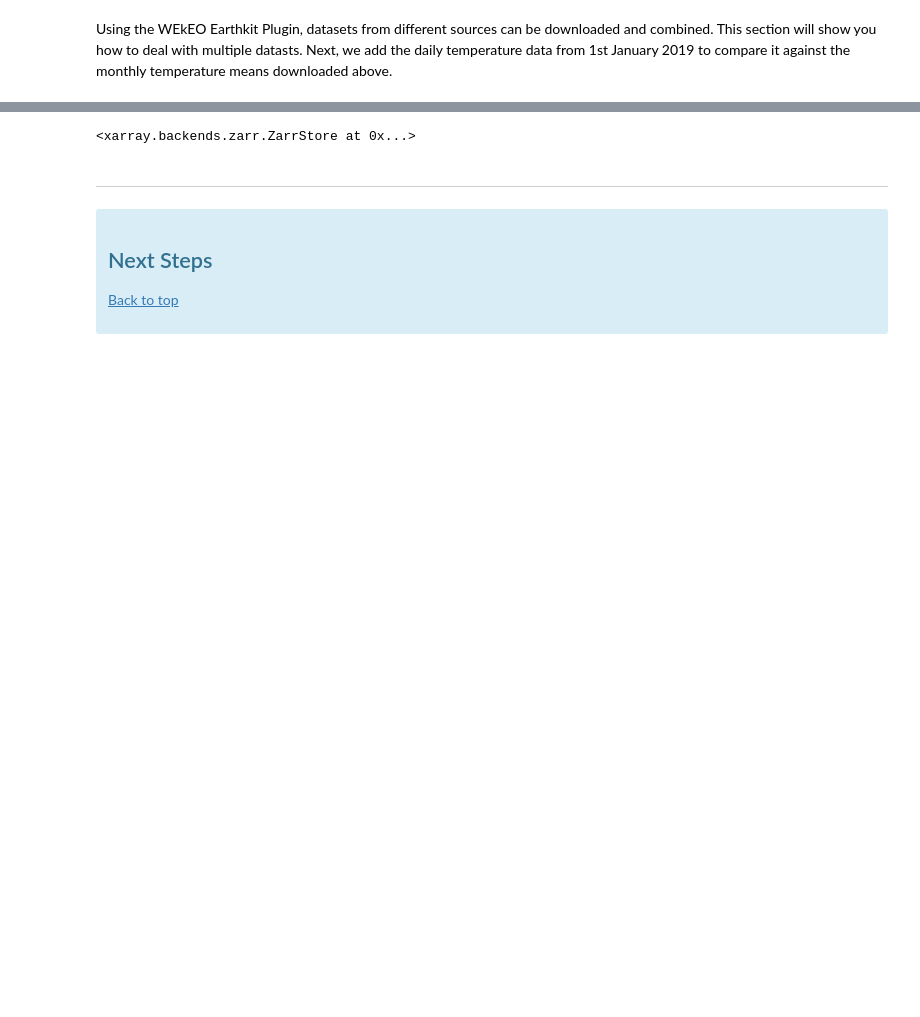
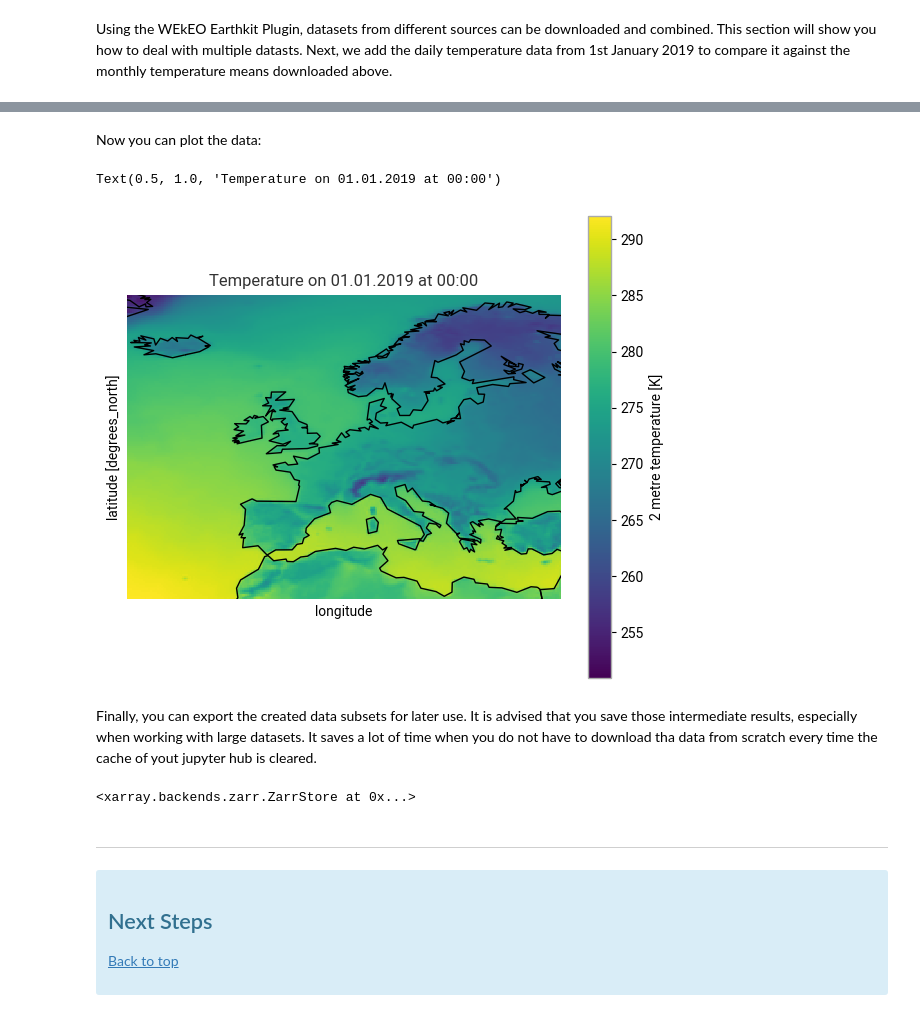
Before and after one commit to wekeo/wekeo4data, a Jupyter notebook: wekeo-earthkit/01_WEkEOEarthkit_Introduction.ipynb, the cells around one changed output, grey strips where cells are left out. Cells and saved outputs as stored; diff of their text form; code cells hidden in the pictures; blank space fills up the shorter version.

```diff
--- a/wekeo-earthkit/01_WEkEOEarthkit_Introduction.ipynb
+++ b/wekeo-earthkit/01_WEkEOEarthkit_Introduction.ipynb
@@ -313,3 +340,23 @@ Other notebooks on the use of Earthkit with WEkEO datasets will follow soon and
+# %%
+t.coords['longitude'] = (t.coords['longitude'] + 180) % 360 - 180
+t_reshaped = t.sortby(t.longitude)
+# %% [markdown]
+Now you can plot the data:
+# %%
+import matplotlib.pyplot as plt
+from mpl_toolkits.basemap import Basemap
+
+t_europe = t_reshaped.sel( latitude=slice(72,30), longitude = slice(-25, 35))
+
+m = Basemap(projection='cyl', lat_0 = t_europe.t2m.latitude[0], lon_0=t_europe.t2m.longitude[0])
+m.drawcoastlines()
+t_europe.t2m.isel(valid_time=0).plot()
+plt.title ('Temperature on 01.01.2019 at 00:00')
+# %% [output]
+Text(0.5, 1.0, 'Temperature on 01.01.2019 at 00:00')
+[figure, added]
+# %% [markdown]
+Finally, you can export the created data subsets for later use. It is advised that you save those intermediate results, especially when working with large datasets. It saves a lot of time when you do not have to download tha data from scratch every time the cache of yout jupyter hub is cleared.
 # %%
 t_europe.to_zarr("temp_europe_daily_monthly_201901.zarr")
 # %% [output]
```
Also changed, not shown: parts of 38 cells of this notebook.
